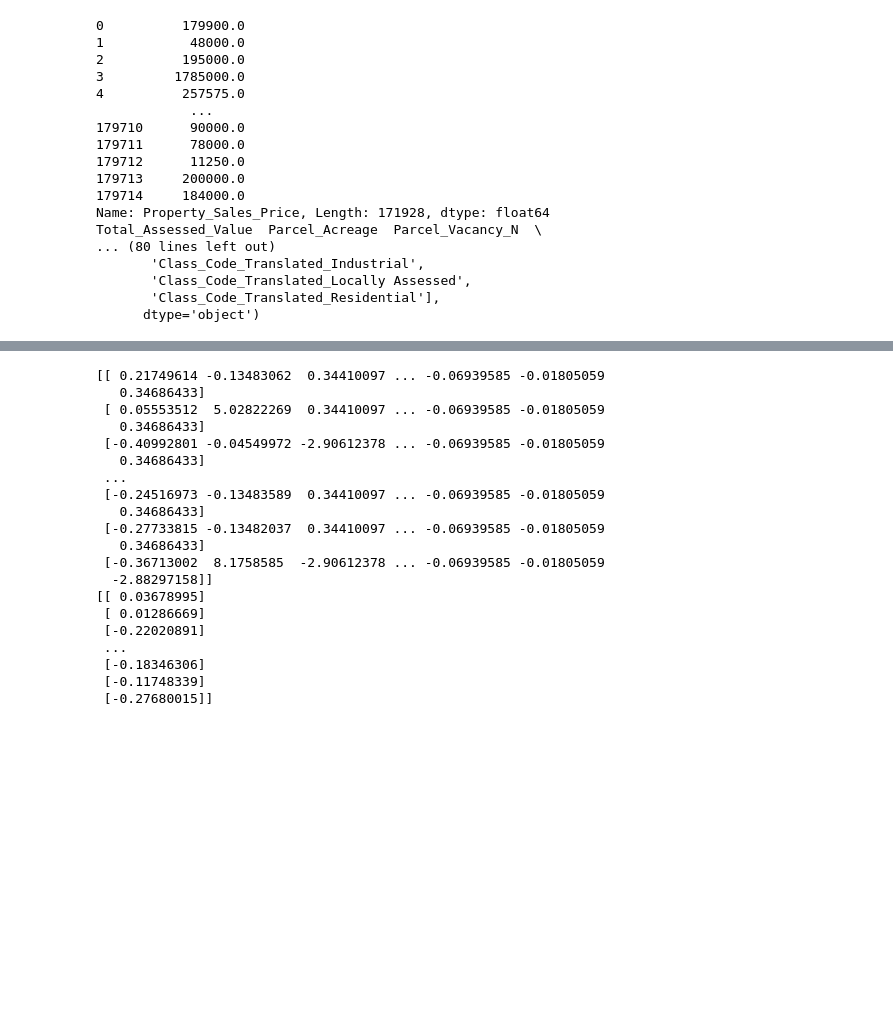
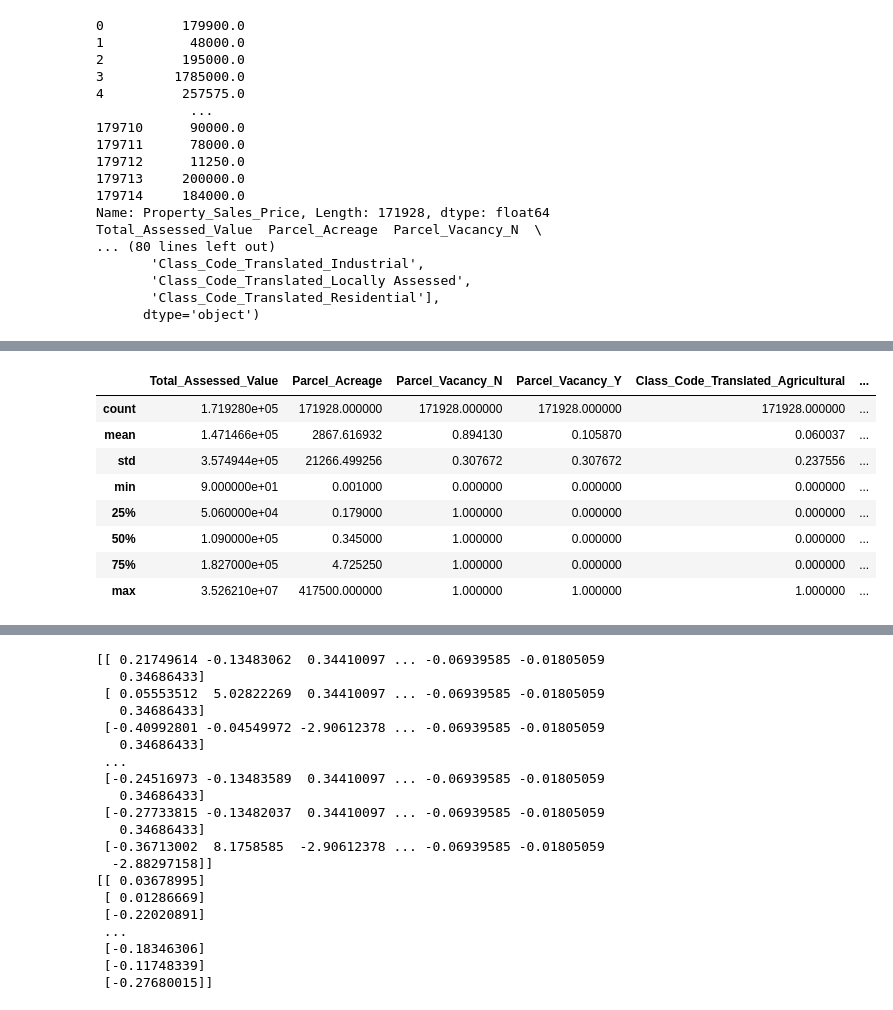
Before and after one commit to MaxBrowning/butler-project3-groupD, a Jupyter notebook: RandomForestRegressor.ipynb, the cells around one changed output, grey strips where cells are left out. Saved outputs shown, nothing was run; the diff lists cells and outputs as text; code cells hidden in the pictures; blank space fills up the shorter version.

```diff
--- a/RandomForestRegressor.ipynb
+++ b/RandomForestRegressor.ipynb
@@ -189,0 +215,12 @@ feature_names = data.columns
+# %%
+data.describe()
+# %% [output]
+|  | Total_Assessed_Value | Parcel_Acreage | Parcel_Vacancy_N | Parcel_Vacancy_Y | Class_Code_Translated_Agricultural | ... |
+| count | 1.719280e+05 | 171928.000000 | 171928.000000 | 171928.000000 | 171928.000000 | ... |
+| mean | 1.471466e+05 | 2867.616932 | 0.894130 | 0.105870 | 0.060037 | ... |
+| std | 3.574944e+05 | 21266.499256 | 0.307672 | 0.307672 | 0.237556 | ... |
+| min | 9.000000e+01 | 0.001000 | 0.000000 | 0.000000 | 0.000000 | ... |
+| 25% | 5.060000e+04 | 0.179000 | 1.000000 | 0.000000 | 0.000000 | ... |
+| 50% | 1.090000e+05 | 0.345000 | 1.000000 | 0.000000 | 0.000000 | ... |
+| 75% | 1.827000e+05 | 4.725250 | 1.000000 | 0.000000 | 0.000000 | ... |
+| max | 3.526210e+07 | 417500.000000 | 1.000000 | 1.000000 | 1.000000 | ... |
```
Also changed, not shown: parts of 5 cells of this notebook, 1 other file.
